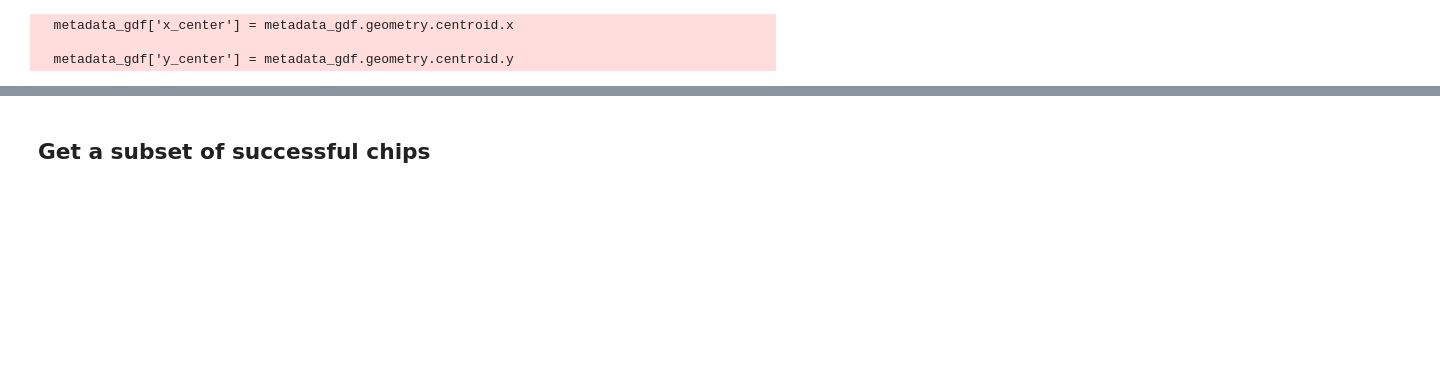
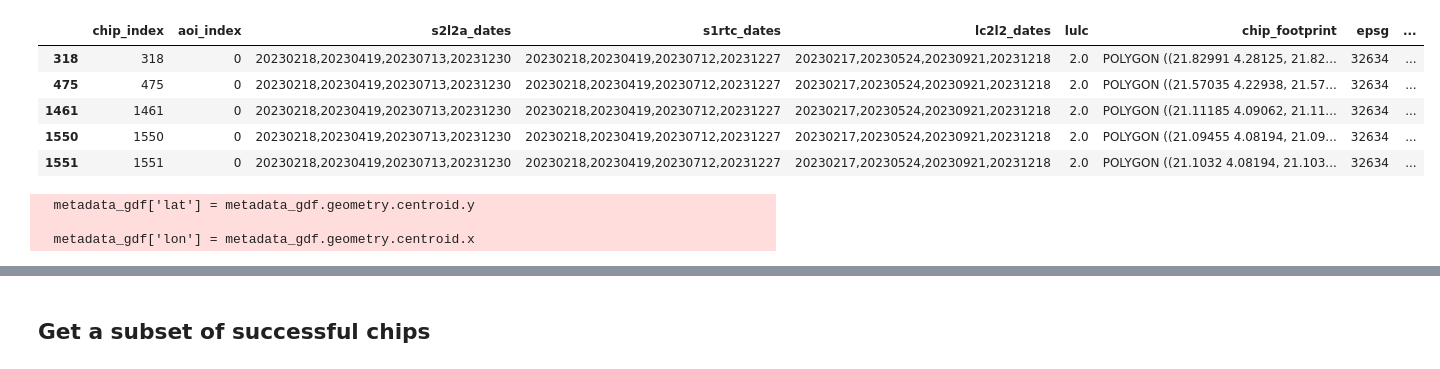
Before and after one commit to ClarkCGA/gelos-lc-datagen, a Jupyter notebook: notebooks/01_lc_data_cleaning.ipynb, the cells around one changed output, grey strips where cells are left out. Cells and saved outputs as stored; diff of their text form; code cells hidden in the pictures; blank space fills up the shorter version.

```diff
--- a/notebooks/01_lc_data_cleaning.ipynb
+++ b/notebooks/01_lc_data_cleaning.ipynb
@@ -23,0 +141,16 @@ cleaner = DataCleaner(config)
+# %%
+metadata_df = pd.read_csv(self.working_dir / self.version / "chip_metadata.csv")
+metadata_df['chip_footprint'] = gpd.GeoSeries(metadata_df['chip_footprint'].dropna().map(wkt.loads), crs=4326)
+metadata_gdf = gpd.GeoDataFrame(metadata_df, geometry = 'chip_footprint', crs=4326)
+metadata_gdf = metadata_gdf[metadata_gdf['status'] == 'success']
+
+# ensure only desired lulc classes are present
+metadata_gdf = metadata_gdf[metadata_gdf['lulc'].isin([1, 2, 5, 7, 8, 11])]
+metadata_gdf.head()
+# %% [output]
+|  | chip_index | aoi_index | s2l2a_dates | s1rtc_dates | lc2l2_dates | lulc | chip_footprint | epsg | ... |
+| 318 | 318 | 0 | 20230218,20230419,20230713,20231230 | 20230218,20230419,20230712,20231227 | 20230217,20230524,20230921,20231218 | 2.0 | POLYGON ((21.82991 4.28125, 21.82... | 32634 | ... |
+| 475 | 475 | 0 | 20230218,20230419,20230713,20231230 | 20230218,20230419,20230712,20231227 | 20230217,20230524,20230921,20231218 | 2.0 | POLYGON ((21.57035 4.22938, 21.57... | 32634 | ... |
+| 1461 | 1461 | 0 | 20230218,20230419,20230713,20231230 | 20230218,20230419,20230712,20231227 | 20230217,20230524,20230921,20231218 | 2.0 | POLYGON ((21.11185 4.09062, 21.11... | 32634 | ... |
+| 1550 | 1550 | 0 | 20230218,20230419,20230713,20231230 | 20230218,20230419,20230712,20231227 | 20230217,20230524,20230921,20231218 | 2.0 | POLYGON ((21.09455 4.08194, 21.09... | 32634 | ... |
+| 1551 | 1551 | 0 | 20230218,20230419,20230713,20231230 | 20230218,20230419,20230712,20231227 | 20230217,20230524,20230921,20231218 | 2.0 | POLYGON ((21.1032 4.08194, 21.103... | 32634 | ... |
@@ -24,17 +164,11 @@ cleaner = DataCleaner(config)
 # %%
-metadata_df = pd.read_csv(cleaner.working_dir / cleaner.version / "chip_metadata.csv")
-metadata_df['chip_footprint'] = gpd.GeoSeries(metadata_df['chip_footprint'].dropna().map(wkt.loads), crs=4326)
-metadata_gdf = gpd.GeoDataFrame(metadata_df, geometry = 'chip_footprint', crs=4326)
-metadata_gdf = metadata_gdf[metadata_gdf['status'] == 'success']
 
-# ensure only desired land_cover classes are present
-metadata_gdf = metadata_gdf[metadata_gdf['land_cover'].isin([1, 2, 5, 7, 8, 11])]
 
 # get sampling factor, max count, and min count
-sampling_factor = cleaner.config.land_cover.sampling_factor
+sampling_factor = self.config.lulc.sampling_factor
 if sampling_factor:
-    max_count = metadata_gdf.groupby("land_cover").count().max().iloc[0]
-    min_count = metadata_gdf.groupby("land_cover").count().min().iloc[0]
+    max_count = metadata_gdf.groupby("lulc").count().max().iloc[0]
+    min_count = metadata_gdf.groupby("lulc").count().min().iloc[0]
 
     # use sampling factor to calculate correction factor, for proportional class drop quantities
     max_distance = max_count - min_count
@@ -47,19 +181,9 @@ if sampling_factor:
     # this scales the number of samples between min and min * sampling factor
     if max_distance_to_max_end_value > 0:
 
-        for index, row in metadata_gdf.groupby("land_cover").count().iterrows():
-            land_cover_class = index
-            class_count = row['chip_id']
+        for index, row in metadata_gdf.groupby("lulc").count().iterrows():
+            lulc_class = index
+            class_count = row['chip_index']
             class_distance = class_count - min_count
             drop_quantity = int(correction_factor * class_distance)
-            metadata_gdf = drop_rows(metadata_gdf, land_cover_class, drop_quantity)
-
-metadata_gdf["chip_id"] = np.arange(0, len(metadata_gdf))
-metadata_gdf['land_cover'] = metadata_gdf['land_cover'].map(lambda x: int(x))
-metadata_gdf['x_center'] = metadata_gdf.geometry.centroid.x
-metadata_gdf['y_center'] = metadata_gdf.geometry.centroid.y
-metadata_gdf = metadata_gdf.rename(columns={"chip_index": "original_chip_id"})
+            metadata_gdf = drop_rows(metadata_gdf, lulc_class, drop_quantity)
-# %% [output]
-  metadata_gdf['x_center'] = metadata_gdf.geometry.centroid.x
-
-  metadata_gdf['y_center'] = metadata_gdf.geometry.centroid.y
@@ -72,3 +190,18 @@ metadata_gdf.index = metadata_gdf['chip_id']
+# %%
+
+# create metadata columns
+metadata_gdf['id'] = np.arange(0, len(metadata_gdf))
+metadata_gdf['lat'] = metadata_gdf.geometry.centroid.y
+metadata_gdf['lon'] = metadata_gdf.geometry.centroid.x
+metadata_gdf = metadata_gdf.rename(columns={"chip_index": "original_id"})
+metadata_gdf.index = metadata_gdf['id']
+metadata_gdf['lulc'] = metadata_gdf['lulc'].astype(int).astype(str)
+metadata_gdf['category'] = metadata_gdf['lulc'].map(lulc)
+metadata_gdf['color'] = metadata_gdf['lulc'].map(color_dict)
+# %% [output]
+  metadata_gdf['lat'] = metadata_gdf.geometry.centroid.y
+
+  metadata_gdf['lon'] = metadata_gdf.geometry.centroid.x
 # %%
 metadata_gdf.head()
 # %% [output]
```
Also changed, not shown: parts of 16 cells of this notebook, 13 other files.
